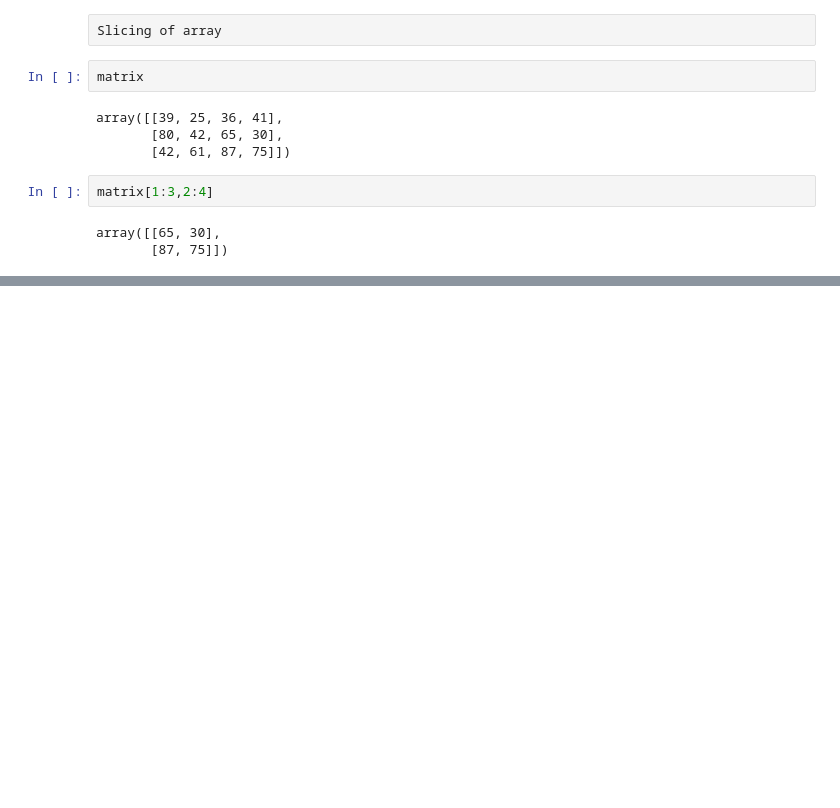
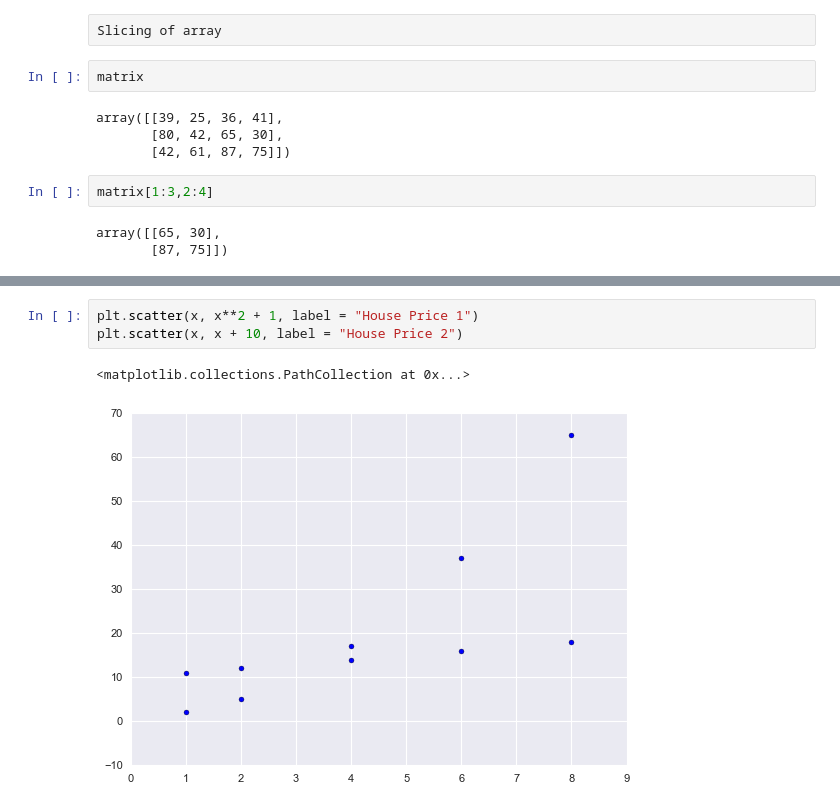
Before and after one commit to vermakhushboo/Machine-Learning-Basics, a Jupyter notebook: Python Libraries.ipynb, the cells around one changed output, grey strips where cells are left out. Saved outputs shown, nothing was run; the diff lists cells and outputs as text; blank space fills up the shorter version.

```diff
--- a/Python Libraries.ipynb
+++ b/Python Libraries.ipynb
@@ -90,0 +130,6 @@ array([[65, 30],
+# %%
+plt.scatter(x, x**2 + 1, label = "House Price 1")
+plt.scatter(x, x + 10, label = "House Price 2")
+# %% [output]
+<matplotlib.collections.PathCollection at 0x...>
+[figure, added]
```
Also changed, not shown: parts of 10 cells of this notebook.
